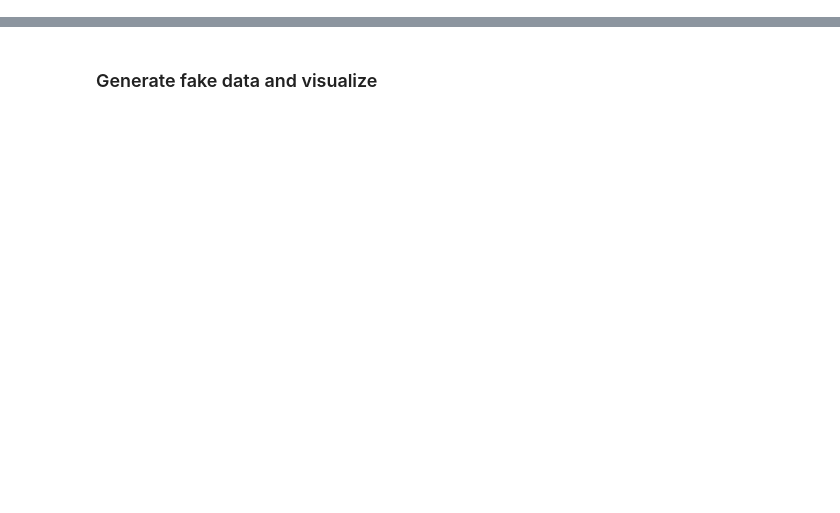
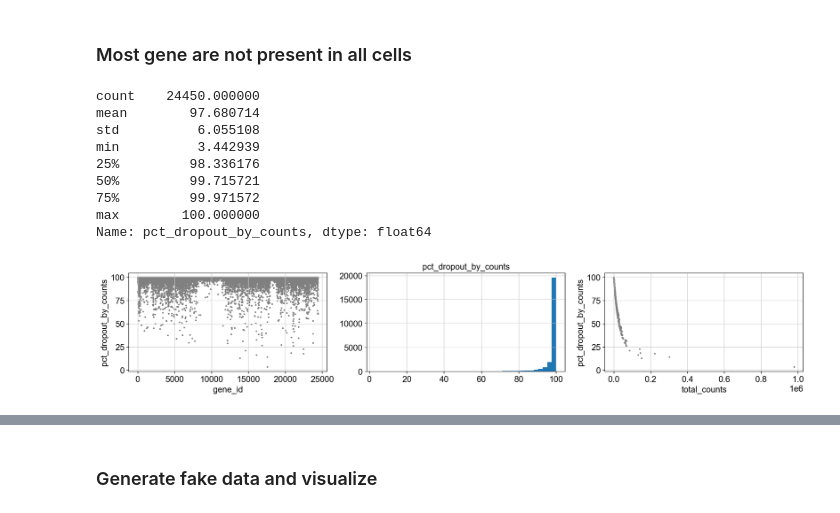
Before and after one commit to broadinstitute/tissue_purifier, a Jupyter notebook: notebooks/tp_02_validation_PYRO.ipynb, the cells around one changed output, grey strips where cells are left out. Saved outputs shown, nothing was run; the diff lists cells and outputs as text; code cells hidden in the pictures; blank space fills up the shorter version.

```diff
--- a/notebooks/tp_02_validation_PYRO.ipynb
+++ b/notebooks/tp_02_validation_PYRO.ipynb
@@ -14,0 +6,21 @@ import pandas
+# %%
+import torch
+import numpy
+import matplotlib.pyplot as plt
+import seaborn
+import pandas
+import scanpy as sc
+import anndata
+
+from tissue_purifier.model_utils.gene_regression import (
+    generate_fake_data,
+    make_gene_dataset_from_anndata,
+    GeneDataset,
+    GeneRegression,
+    train_test_val_split,
+    plot_few_gene_hist
+)
+
+sc.settings.verbosity = 3             # verbosity: errors (0), warnings (1), info (2), hints (3)
+sc.logging.print_header()
+sc.settings.set_figure_params(dpi=80, facecolor='white')
@@ -14,0 +140,22 @@ import pandas
+# %% [markdown]
+### Most gene are not present in all cells
+# %%
+# there are almost no genes that are present in all the cells
+print(adata.var['pct_dropout_by_counts'].describe())
+
+fig, axes = plt.subplots(ncols=3, figsize=(20,3))
+_ = sc.pl.scatter(adata, x='gene_id', y='pct_dropout_by_counts', ax=axes[0], size=30, show=False)
+_ = axes[1].hist(adata.var["pct_dropout_by_counts"], bins=40)
+_ = axes[1].set_title("pct_dropout_by_counts")
+_ = sc.pl.scatter(adata, x='total_counts', y='pct_dropout_by_counts', ax=axes[2], size=30, show=False)
+# %% [output]
+count    24450.000000
+mean        97.680714
+std          6.055108
+min          3.442939
+25%         98.336176
+50%         99.715721
+75%         99.971572
+max        100.000000
+Name: pct_dropout_by_counts, dtype: float64
+[figure, added]
```
Also changed, not shown: parts of 37 cells of this notebook, 3 other files.
